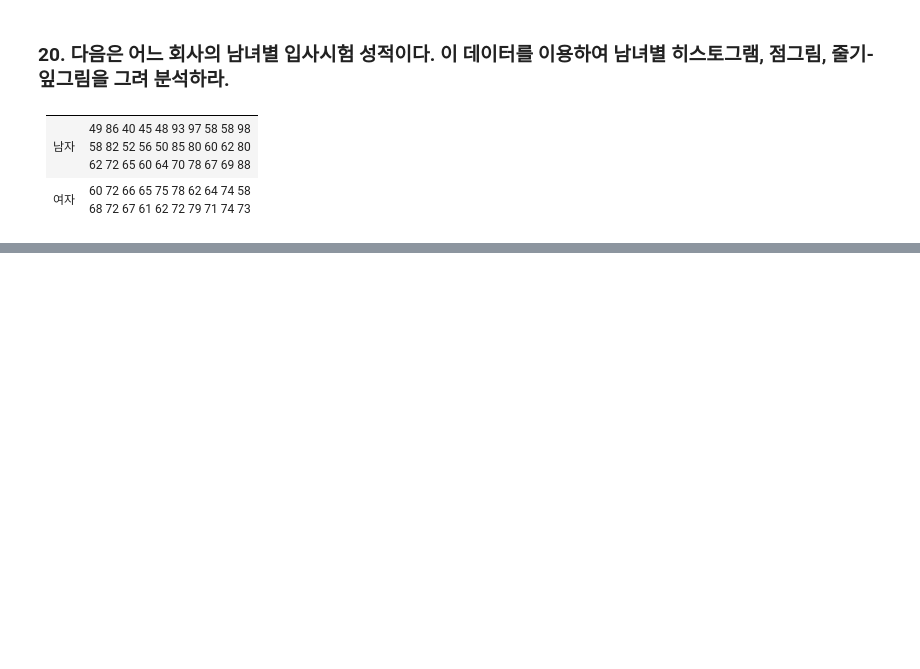
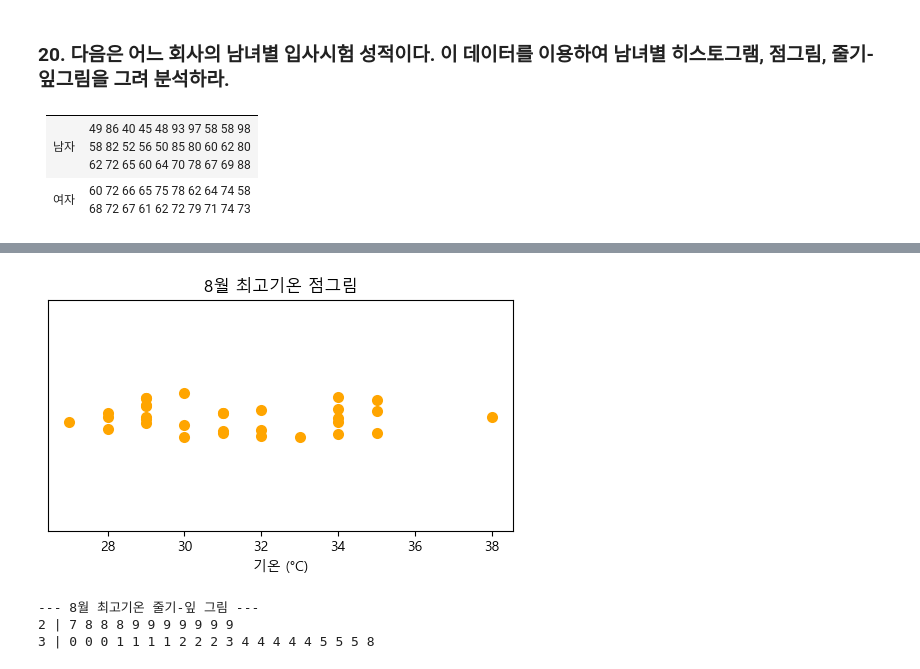
Before and after one commit to barkle2/KNOU, a Jupyter notebook: [3-1]통계학개론/제1장_데이터와_통계학.ipynb, the cells around one changed output, grey strips where cells are left out. Cells and saved outputs as stored; diff of their text form; code cells hidden in the pictures; blank space fills up the shorter version.

```diff
--- a/[3-1]통계학개론/제1장_데이터와_통계학.ipynb
+++ b/[3-1]통계학개론/제1장_데이터와_통계학.ipynb
@@ -174,0 +198,19 @@ ModuleNotFoundError: No module named 'matplotlib'
+# %%
+# 점 그래프
+plt.figure(figsize=(6, 3))
+
+sns.stripplot(x='8월_최고기온', data=df_temp, jitter=0.1, color='orange', size=8)
+plt.title('8월 최고기온 점그림')
+plt.xlabel('기온 (°C)')
+plt.yticks([])  # y축 눈금 제거
+plt.show()
+# %% [output]
+[figure, added]
+# %%
+# 줄기-잎그림
+print("--- 8월 최고기온 줄기-잎 그림 ---")
+stem_and_leaf_plot(temp_data)
+# %% [output]
+--- 8월 최고기온 줄기-잎 그림 ---
+2 | 7 8 8 8 9 9 9 9 9 9 9
+3 | 0 0 0 1 1 1 1 2 2 2 3 4 4 4 4 4 5 5 5 8
```
Also changed, not shown: parts of 9 cells of this notebook, 2 other files.
